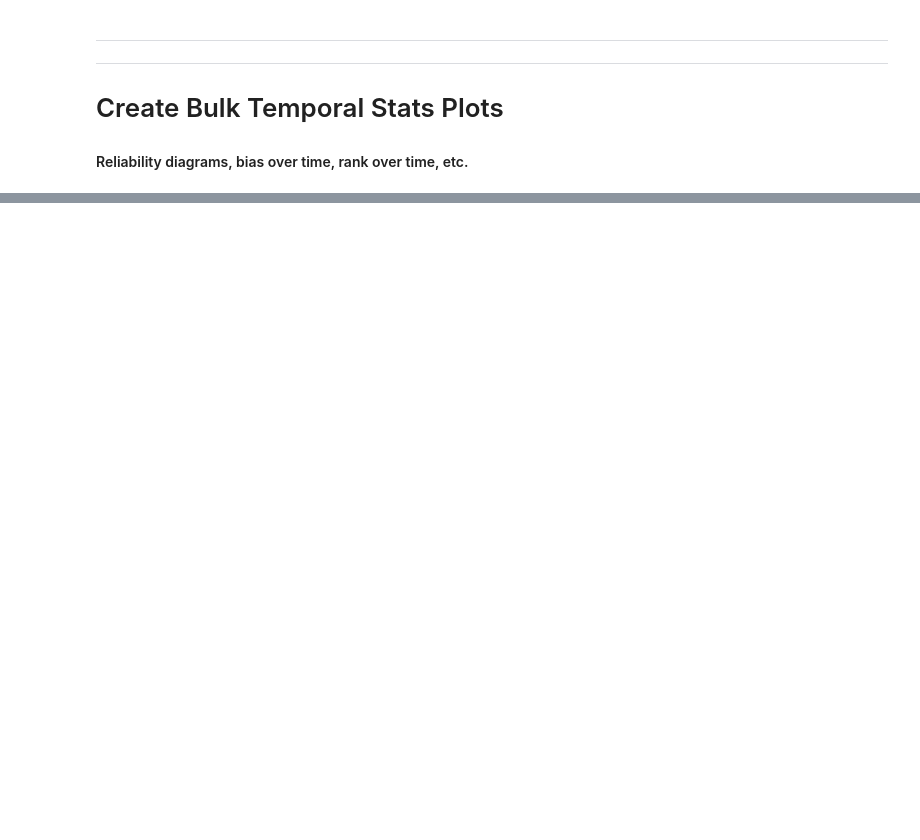
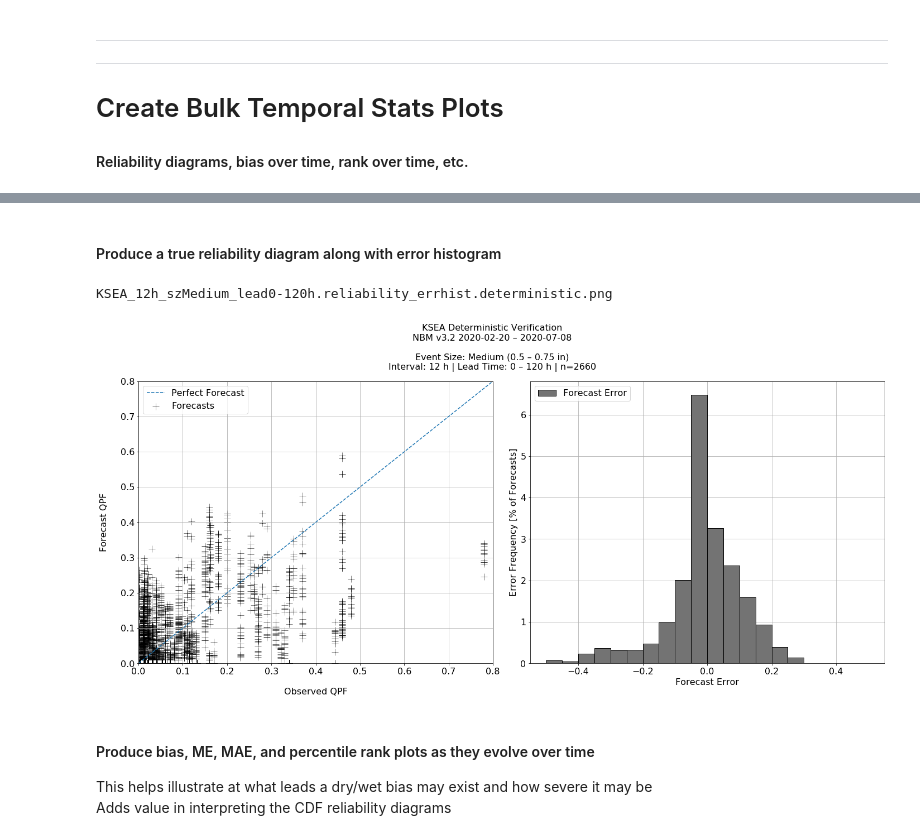
Before and after one commit to m-wessler/nbm-verify, a Jupyter notebook: notebooks/verify_1Dqpf_figures.ipynb, the cells around one changed output, grey strips where cells are left out. Drawn from its saved outputs; the diff is of its cells as text; code cells hidden in the pictures; blank space fills up the shorter version.

```diff
--- a/notebooks/verify_1Dqpf_figures.ipynb
+++ b/notebooks/verify_1Dqpf_figures.ipynb
@@ -364,0 +501,70 @@ for fi in intervals:
+# %% [markdown]
+#### Produce a true reliability diagram along with error histogram
+# %%
+plot_type, plot_var = 'Deterministic', 'det_fx'
+# plot_type, plot_var = 'Median', 'med_fx'
+# plot_type, plot_var = 'Mean', 'mean_fx'
+
+interval = 12
+esize = 'Medium'
+short, long = 0, 120
+
+select = data[((data['Interval'] == interval) & (data['EventSize'] != esize)
+            & ((data['LeadTime'] >= short) & (data['LeadTime'] <= long)))]
+
+# Produce the actual reliability diagram
+font_size = 16
+plt.rcParams.update({'font.size': font_size})
+fig, axs = plt.subplots(1, 2, figsize=(20, 10), facecolor='w')
+
+ax = axs[0]
+
+max_val = max(np.nanmax(select['verif_ob']), np.nanmax(select[plot_var]))
+max_val = np.ceil(max_val*10)/10
+
+ax.scatter(select['verif_ob'], select[plot_var], c='k', s=150, marker='+', linewidth=0.5,
+           label='Forecasts')
+
+ax.plot(np.arange(0, max_val+.1, .1), np.arange(0, max_val+.1, .1), '--', label='Perfect Forecast')
+
+# ax.set_xticks(np.arange(0, 101, 10))
+ax.set_xlim([0, max_val])
+ax.set_xlabel('\nObserved QPF')
+
+# ax.set_yticks(np.arange(0, 1.01, .1))
+# ax.set_yticklabels(np.arange(0, 101, 10))
+ax.set_ylim([0, max_val])
+ax.set_ylabel('Forecast QPF\n')
+
+ax = axs[1]
+
+ax.hist(select[plot_var] - select['verif_ob'], bins=np.arange(-0.5, .51, .05), density=True,
+        color='0.45', edgecolor='k', linewidth=1, zorder=10, label='Forecast Error')
+
+ax.set_xlabel('Forecast Error')
+ax.set_ylabel('Error Frequency [% of Forecasts]')
+
+for ax in axs:
+    ax.legend(loc='upper left')
+    ax.grid()
+
+plt.suptitle(('{} {} Verification\nNBM v3.2 {} – {}\n\nEvent Size: {} ({} – {} in)\n'+
+              'Interval: {} h | Lead Time: {} – {} h | n={}\n').format(
+            site, plot_type, date0.strftime('%Y-%m-%d'), date1.strftime('%Y-%m-%d'),
+            esize, threshold_sets[1][0], threshold_sets[1][1],
+            interval, short, long, len(select)), size=font_size)
+
+plt.tight_layout(rect=[0, 0.03, 1, 0.87])
+
+savestr = '{}_{}h_sz{}_lead{}-{}h.reliability_errhist.{}.png'.format(site, interval, esize, short, long, plot_type.lower())
+print(savestr)
+plt.savefig(figdir + savestr, dpi=150)
+plt.close()
+plt.show()
+# %% [output]
+KSEA_12h_szMedium_lead0-120h.reliability_errhist.deterministic.png
+[figure, added]
+# %% [markdown]
+#### Produce bias, ME, MAE, and percentile rank plots as they evolve over time
+This helps illustrate at what leads a dry/wet bias may exist and how severe it may be<br>
+Adds value in interpreting the CDF reliability diagrams
```
Also changed, not shown: parts of 10 cells of this notebook.
